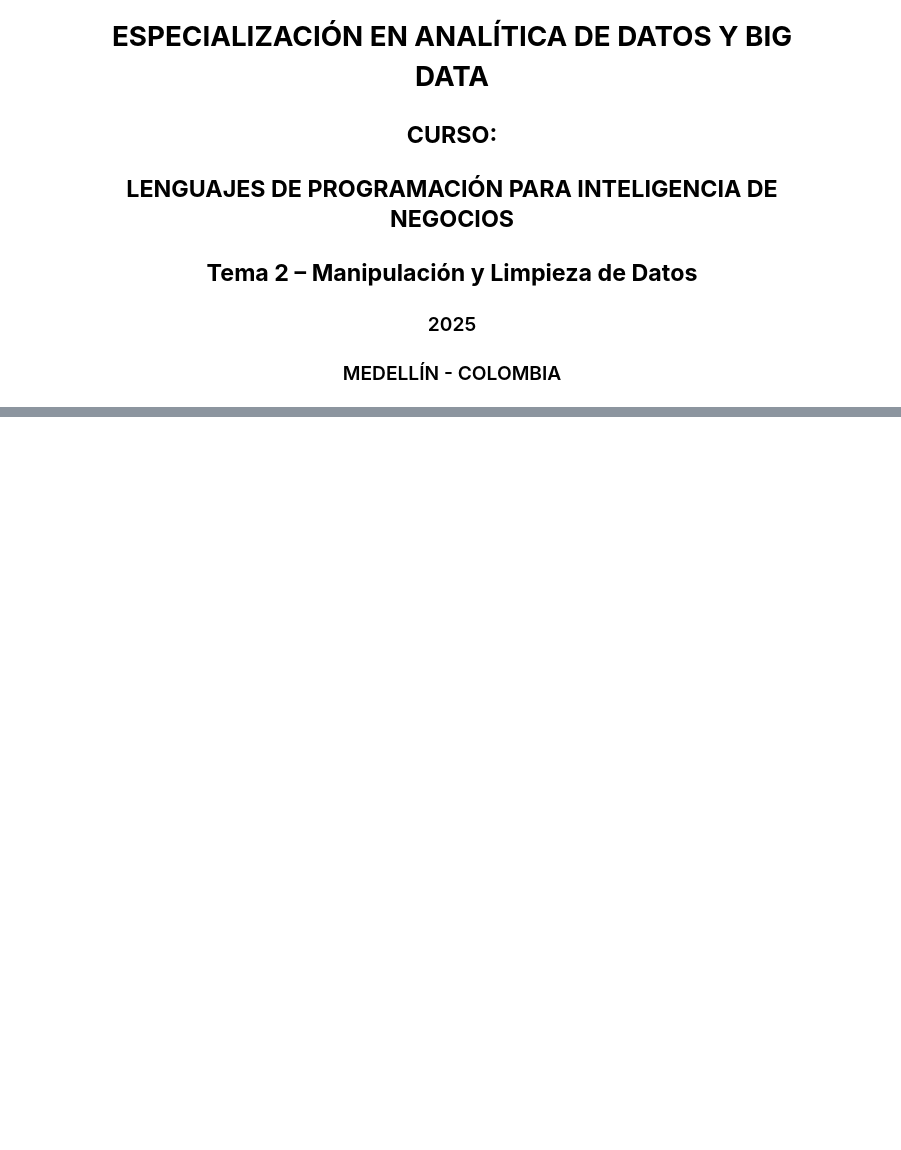
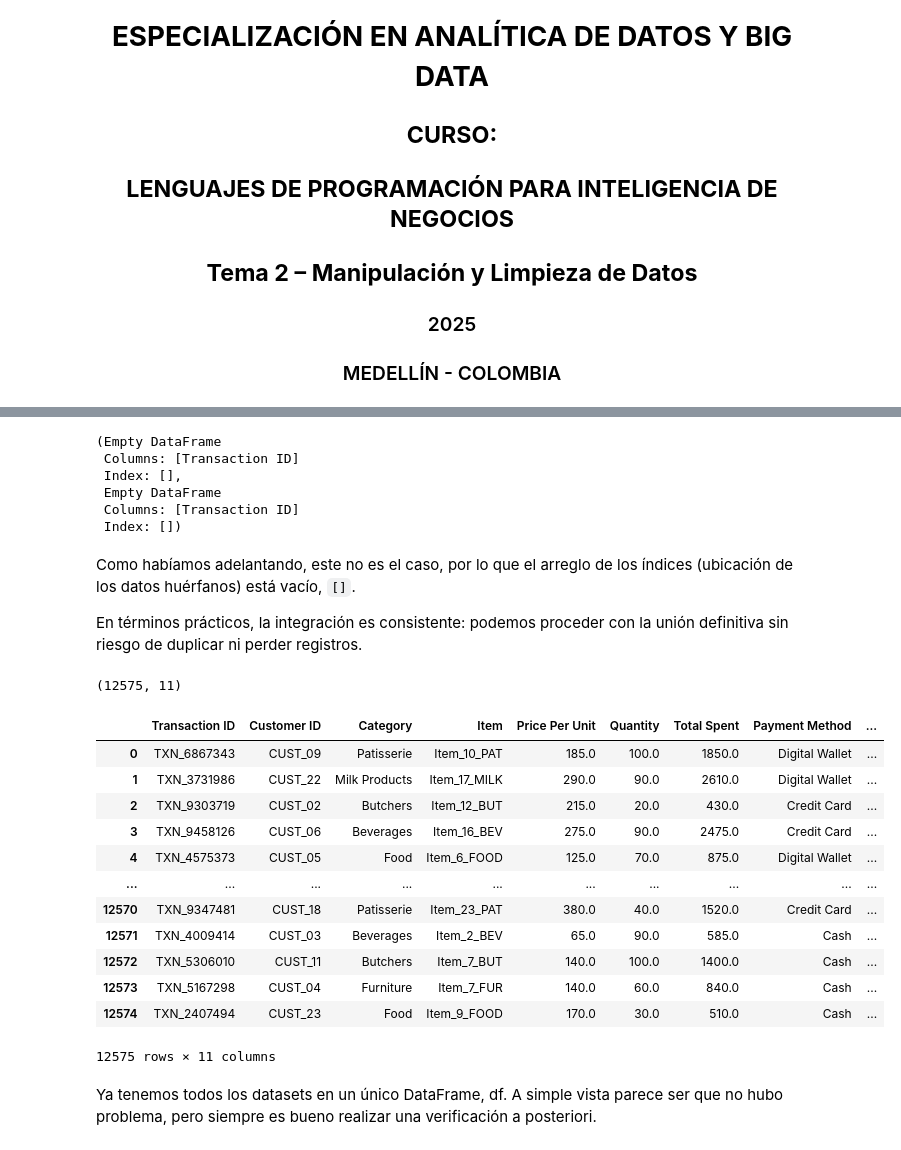
Before and after one commit to carlosalvarezh/imgs, a Jupyter notebook: Semana3.ipynb, the cells around one changed output, grey strips where cells are left out. Drawn from its saved outputs; the diff is of its cells as text; code cells hidden in the pictures; blank space fills up the shorter version.

```diff
--- a/Semana3.ipynb
+++ b/Semana3.ipynb
@@ -25,0 +120,27 @@
+# %%
+import pandas as pd # importar pandas para la manipulación de datos
+
+ventas = pd.read_csv( # cargar el archivo CSV de ventas
+    "datasets/retail_store_sales0.csv", # ruta del archivo
+    sep=";",  # especificar que el separador de campos es punto y coma
+    dtype={ # definir tipos de datos para ciertas columnas
+        "Price": "float64", # precio como número decimal
+        "Transaction ID": "string", # ID de la transacción como cadena
+        "Customer ID": "string", # ID del cliente como cadena
+        "Category": "string", # categoría del producto como cadena
+        "Item": "string" # nombre del ítem como cadena
+    },
+    parse_dates=False, # las fechas vienen en el otro dataset
+    na_values=["", "NA", "N/A", "null"] # definir valores que deben interpretarse como nulos
+)
+
+descuentos = pd.read_csv(
+    "datasets/retail_store_discount.csv",
+    sep=";",
+    dtype={
+        "Transaction ID": "string",
+        "Payment Method": "string",
+        "Location": "string"
+    },
+    na_values=["", "NA", "N/A", "null"]
+)
@@ -25,0 +288,5 @@
+# %%
+# Saneamiento mínimo de la clave
+# asegurar string + trimming de espacios
+ventas["Transaction ID"] = ventas["Transaction ID"].astype("string").str.strip()
+descuentos["Transaction ID"] = descuentos["Transaction ID"].astype("string").str.strip()
@@ -25,0 +326,46 @@
+# %%
+### Muestra de huérfanos (solo si los hay)
+
+diag_left  = diag.loc[diag["_merge"]=="left_only", ["Transaction ID"]].head(10)
+diag_right = diag.loc[diag["_merge"]=="right_only", ["Transaction ID"]].head(10)
+diag_left, diag_right
+# %% [output]
+(Empty DataFrame
+ Columns: [Transaction ID]
+ Index: [],
+ Empty DataFrame
+ Columns: [Transaction ID]
+ Index: [])
+# %% [markdown]
+Como habíamos adelantando, este no es el caso, por lo que el arreglo de los índices (ubicación de los datos huérfanos) está vacío, `[]`.
+
+En términos prácticos, la integración es consistente: podemos proceder con la unión definitiva sin riesgo de duplicar ni perder registros.
+# %%
+# Unión definitiva (una vez validados los diagnósticos)
+
+df = ventas.merge(
+    descuentos,
+    on="Transaction ID",
+    how="inner",            # o "left" si quieres preservar todas las ventas
+    validate="one_to_one",
+    suffixes=("", "_desc")
+)
+print(df.shape)
+df
+# %% [output]
+(12575, 11)
+|  | Transaction ID | Customer ID | Category | Item | Price Per Unit | Quantity | Total Spent | Payment Method | ... |
+| 0 | TXN_6867343 | CUST_09 | Patisserie | Item_10_PAT | 185.0 | 100.0 | 1850.0 | Digital Wallet | ... |
+| 1 | TXN_3731986 | CUST_22 | Milk Products | Item_17_MILK | 290.0 | 90.0 | 2610.0 | Digital Wallet | ... |
+| 2 | TXN_9303719 | CUST_02 | Butchers | Item_12_BUT | 215.0 | 20.0 | 430.0 | Credit Card | ... |
+| 3 | TXN_9458126 | CUST_06 | Beverages | Item_16_BEV | 275.0 | 90.0 | 2475.0 | Credit Card | ... |
+| 4 | TXN_4575373 | CUST_05 | Food | Item_6_FOOD | 125.0 | 70.0 | 875.0 | Digital Wallet | ... |
+| ... | ... | ... | ... | ... | ... | ... | ... | ... | ... |
+| 12570 | TXN_9347481 | CUST_18 | Patisserie | Item_23_PAT | 380.0 | 40.0 | 1520.0 | Credit Card | ... |
+| 12571 | TXN_4009414 | CUST_03 | Beverages | Item_2_BEV | 65.0 | 90.0 | 585.0 | Cash | ... |
+| 12572 | TXN_5306010 | CUST_11 | Butchers | Item_7_BUT | 140.0 | 100.0 | 1400.0 | Cash | ... |
+| 12573 | TXN_5167298 | CUST_04 | Furniture | Item_7_FUR | 140.0 | 60.0 | 840.0 | Cash | ... |
+| 12574 | TXN_2407494 | CUST_23 | Food | Item_9_FOOD | 170.0 | 30.0 | 510.0 | Cash | ... |
+12575 rows × 11 columns
+# %% [markdown]
+Ya tenemos todos los datasets en un único DataFrame, df. A simple vista parece ser que no hubo problema, pero siempre es bueno realizar una verificación a posteriori.
```
Also changed, not shown: parts of 108 cells of this notebook.
